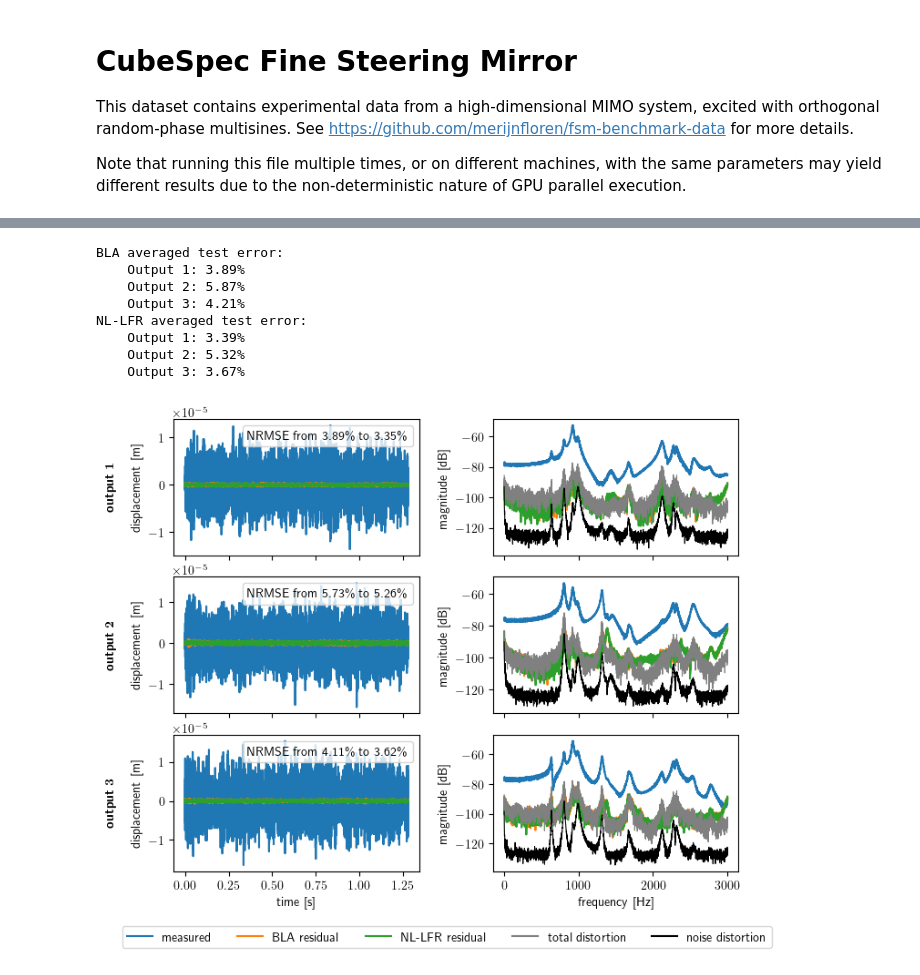
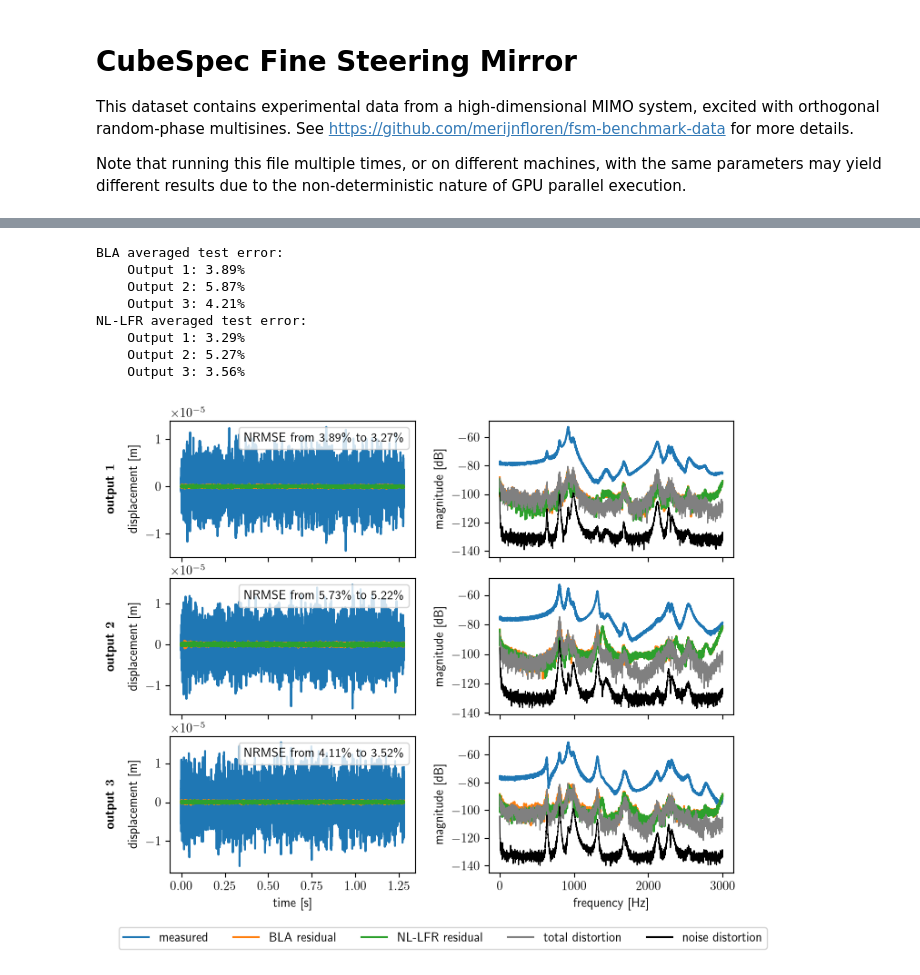
Before and after one commit to merijnfloren/freq-statespace, a Jupyter notebook: examples/nonlinear_benchmarks/fine_steering_mirror.ipynb, the cells around one changed output, grey strips where cells are left out. Saved outputs shown, nothing was run; the diff lists cells and outputs as text; code cells hidden in the pictures.

```diff
--- a/examples/nonlinear_benchmarks/fine_steering_mirror.ipynb
+++ b/examples/nonlinear_benchmarks/fine_steering_mirror.ipynb
@@ -26,4 +26,4 @@ fs = 6400  # [Hz]
 f_max = 3000  # [Hz]
 excited_bins = np.arange(1, math.ceil(f_max / (fs / n_samples)))  # frequency lines of interest (excludes DC)
 
-data = fss.create_data_object(u_train[..., :2, :1], y_train[..., :2, :1], fs, excited_bins)
+data = fss.create_data_object(u_train, y_train, fs, excited_bins)
@@ -169,7 +180,7 @@ for i in range(3):
     # NRMSE legend
     nrmse_text = Line2D(
         [], [], linestyle='None', marker='',
-        label=f'NRMSE from {NRMSE_list_bla[i, 0, 0]:.2f}\% to {NRMSE_list_nllfr[i, 0, 0]:.2f}\%'
+        label=rf'NRMSE from {NRMSE_list_bla[i, 0, 0]:.2f}\% to {NRMSE_list_nllfr[i, 0, 0]:.2f}\%'
     )
     ax_time.legend(handles=[nrmse_text], loc='upper right', frameon=True,
                    handlelength=0, handletextpad=0)
@@ -192,34 +203,34 @@ for i in range(3):
 
 # Legend and layout
 ax_legend = fig.add_subplot(gs[3, :])
 ax_legend.axis('off')
 fig.align_ylabels(axs_mag)
 
 main_legend = [
     Line2D([0], [0], label='measured'),
     Line2D([0], [0], color='C1', label='BLA residual'),
     Line2D([0], [0], color='C2', label='NL-LFR residual'),
     Line2D([0], [0], color='grey', label='total distortion'),
     Line2D([0], [0], color='black', label='noise distortion'),
 ]
 
 fig.legend(handles=main_legend, loc='lower center', ncol=5, frameon=True,
            borderaxespad=0.0, bbox_to_anchor=(0.5, 0.05))
 
 plt.show()
 
 # The total distortion level combines nonlinear and noise distortions. The fact that the
 # BLA residual is close to this level shows that the BLA captures nearly all behaviour a
 # linear model can. As the nonlinearity (hysteresis) is dynamic, a nonlinear model with
 # a dynamic nonlinear function is probably required to further reduce the gap between
 # the NL-LFR residual and noise distortion level.
 # %% [output]
 BLA averaged test error:
     Output 1: 3.89%
     Output 2: 5.87%
     Output 3: 4.21%
 NL-LFR averaged test error:
-    Output 1: 3.39%
-    Output 2: 5.32%
-    Output 3: 3.67%
+    Output 1: 3.29%
+    Output 2: 5.27%
+    Output 3: 3.56%
-[figure, old version]
+[figure, new version]
```
Also changed, not shown: parts of 4 cells of this notebook, 3 other files.
